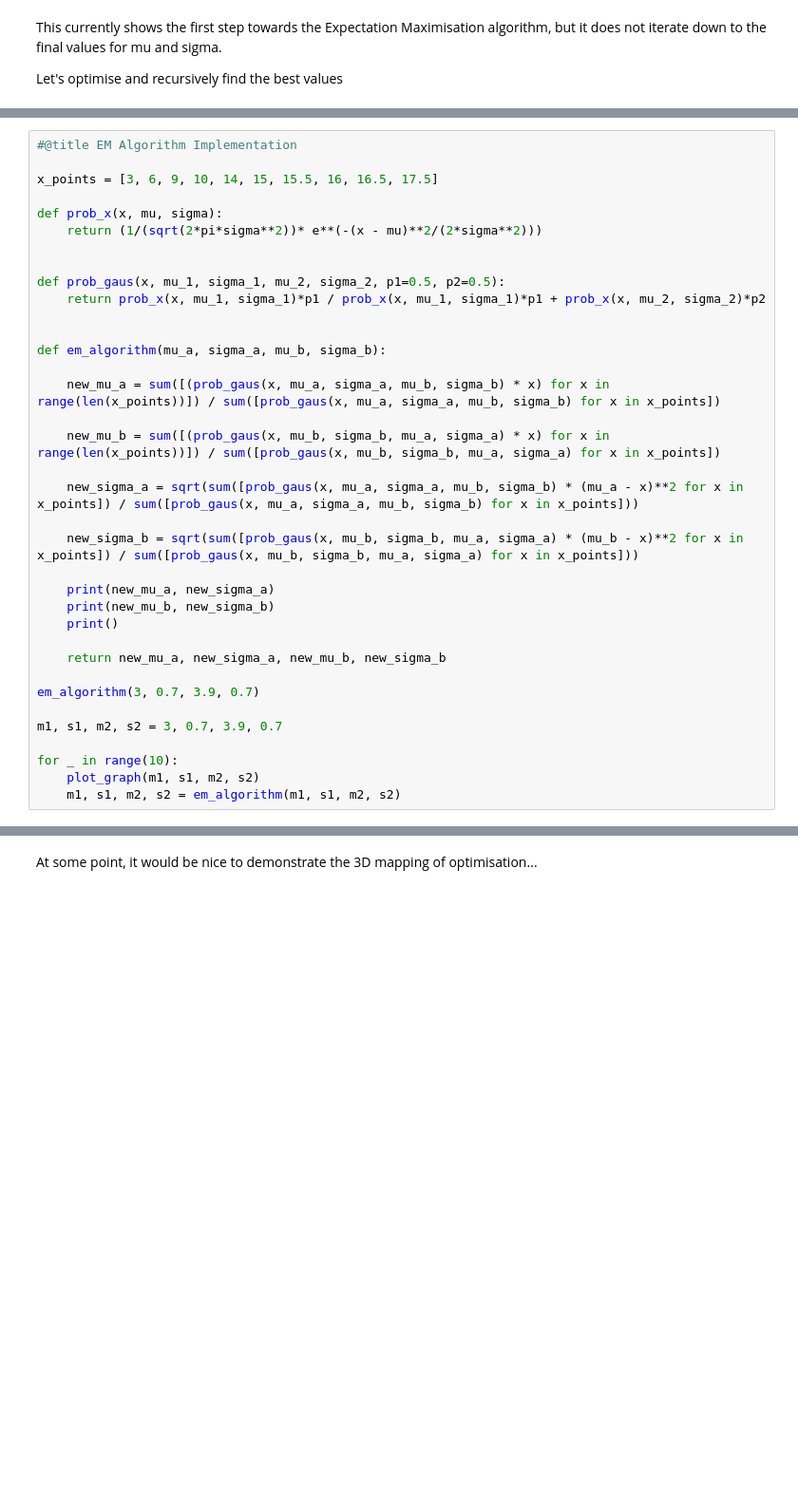
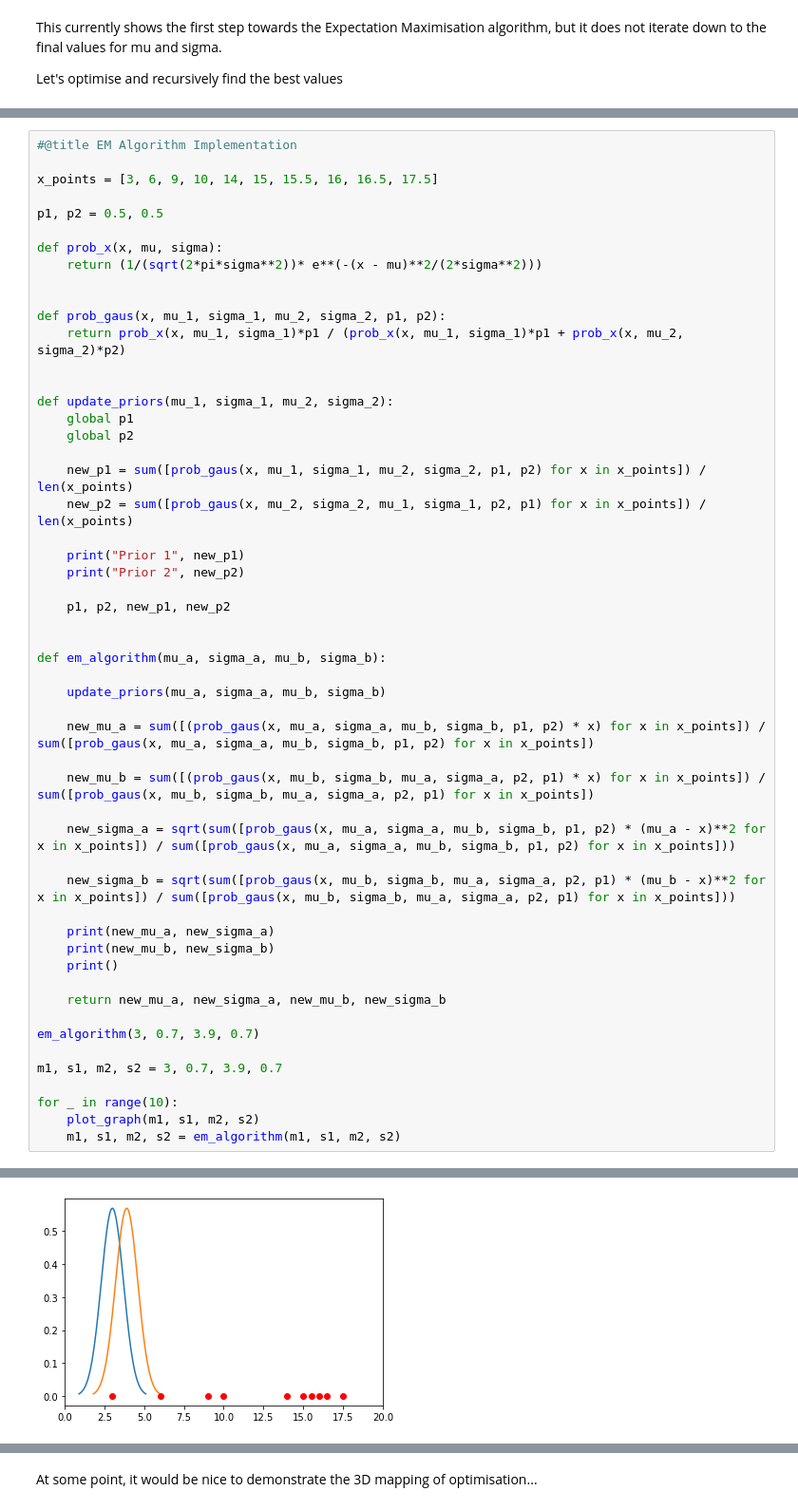
Before and after one commit to BruceMD/EM_Algorithm_Exploration, a Jupyter notebook: EM_Algorithm_Playing_Around.ipynb, the cells around one changed output, grey strips where cells are left out. Shown at 95% size. Saved outputs shown, nothing was run; the diff lists cells and outputs as text; blank space fills up the shorter version.

Commit message:
Current version tries to fit all points under one Gaussian distribution and removes the other (0, 0)

```diff
--- a/EM_Algorithm_Playing_Around.ipynb
+++ b/EM_Algorithm_Playing_Around.ipynb
@@ -126,23 +147,40 @@ Let's optimise and recursively find the best values
 
 x_points = [3, 6, 9, 10, 14, 15, 15.5, 16, 16.5, 17.5]
 
+p1, p2 = 0.5, 0.5
+
 def prob_x(x, mu, sigma):
     return (1/(sqrt(2*pi*sigma**2))* e**(-(x - mu)**2/(2*sigma**2)))
 
 
-def prob_gaus(x, mu_1, sigma_1, mu_2, sigma_2, p1=0.5, p2=0.5):
-    return prob_x(x, mu_1, sigma_1)*p1 / prob_x(x, mu_1, sigma_1)*p1 + prob_x(x, mu_2, sigma_2)*p2
+def prob_gaus(x, mu_1, sigma_1, mu_2, sigma_2, p1, p2):
+    return prob_x(x, mu_1, sigma_1)*p1 / (prob_x(x, mu_1, sigma_1)*p1 + prob_x(x, mu_2, sigma_2)*p2)
+
+
+def update_priors(mu_1, sigma_1, mu_2, sigma_2):
+    global p1
+    global p2
+
+    new_p1 = sum([prob_gaus(x, mu_1, sigma_1, mu_2, sigma_2, p1, p2) for x in x_points]) / len(x_points)
+    new_p2 = sum([prob_gaus(x, mu_2, sigma_2, mu_1, sigma_1, p2, p1) for x in x_points]) / len(x_points)
+
+    print("Prior 1", new_p1)
+    print("Prior 2", new_p2)
+
+    p1, p2, new_p1, new_p2
 
 
 def em_algorithm(mu_a, sigma_a, mu_b, sigma_b):
 
-    new_mu_a = sum([(prob_gaus(x, mu_a, sigma_a, mu_b, sigma_b) * x) for x in range(len(x_points))]) / sum([prob_gaus(x, mu_a, sigma_a, mu_b, sigma_b) for x in x_points])
+    update_priors(mu_a, sigma_a, mu_b, sigma_b)
 
-    new_mu_b = sum([(prob_gaus(x, mu_b, sigma_b, mu_a, sigma_a) * x) for x in range(len(x_points))]) / sum([prob_gaus(x, mu_b, sigma_b, mu_a, sigma_a) for x in x_points])
+    new_mu_a = sum([(prob_gaus(x, mu_a, sigma_a, mu_b, sigma_b, p1, p2) * x) for x in x_points]) / sum([prob_gaus(x, mu_a, sigma_a, mu_b, sigma_b, p1, p2) for x in x_points])
 
-    new_sigma_a = sqrt(sum([prob_gaus(x, mu_a, sigma_a, mu_b, sigma_b) * (mu_a - x)**2 for x in x_points]) / sum([prob_gaus(x, mu_a, sigma_a, mu_b, sigma_b) for x in x_points]))
+    new_mu_b = sum([(prob_gaus(x, mu_b, sigma_b, mu_a, sigma_a, p2, p1) * x) for x in x_points]) / sum([prob_gaus(x, mu_b, sigma_b, mu_a, sigma_a, p2, p1) for x in x_points])
 
-    new_sigma_b = sqrt(sum([prob_gaus(x, mu_b, sigma_b, mu_a, sigma_a) * (mu_b - x)**2 for x in x_points]) / sum([prob_gaus(x, mu_b, sigma_b, mu_a, sigma_a) for x in x_points]))
+    new_sigma_a = sqrt(sum([prob_gaus(x, mu_a, sigma_a, mu_b, sigma_b, p1, p2) * (mu_a - x)**2 for x in x_points]) / sum([prob_gaus(x, mu_a, sigma_a, mu_b, sigma_b, p1, p2) for x in x_points]))
+
+    new_sigma_b = sqrt(sum([prob_gaus(x, mu_b, sigma_b, mu_a, sigma_a, p2, p1) * (mu_b - x)**2 for x in x_points]) / sum([prob_gaus(x, mu_b, sigma_b, mu_a, sigma_a, p2, p1) for x in x_points]))
 
     print(new_mu_a, new_sigma_a)
     print(new_mu_b, new_sigma_b)
@@ -157,3 +195,4 @@ m1, s1, m2, s2 = 3, 0.7, 3.9, 0.7
 for _ in range(10):
     plot_graph(m1, s1, m2, s2)
     m1, s1, m2, s2 = em_algorithm(m1, s1, m2, s2)
+# %% [output]
@@ -159,0 +203 @@ for _ in range(10):
+[figure, added]
```
Also changed, not shown: parts of 6 cells of this notebook.
